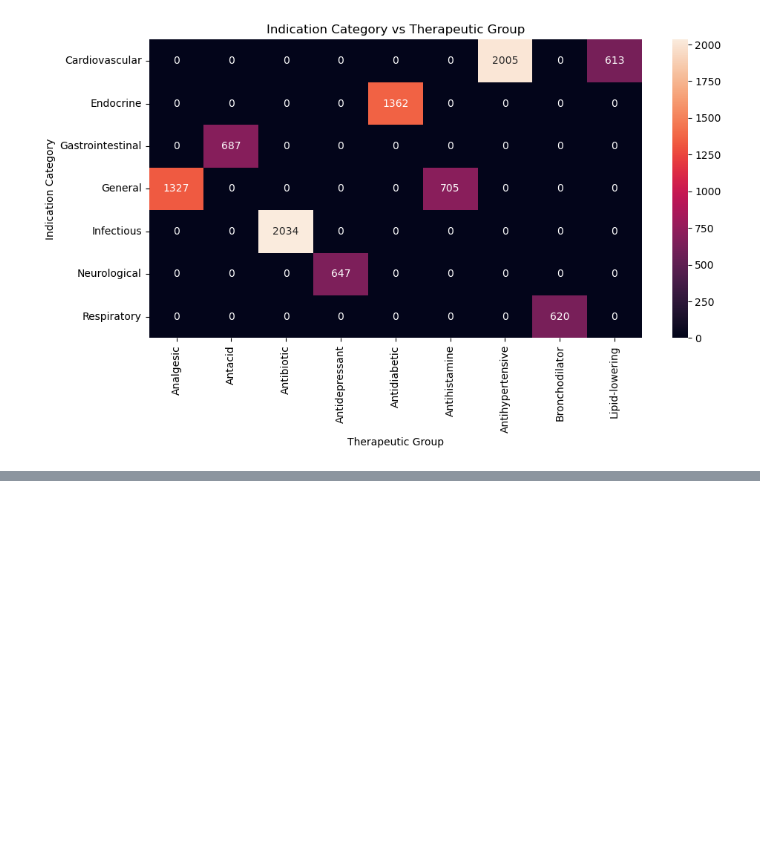
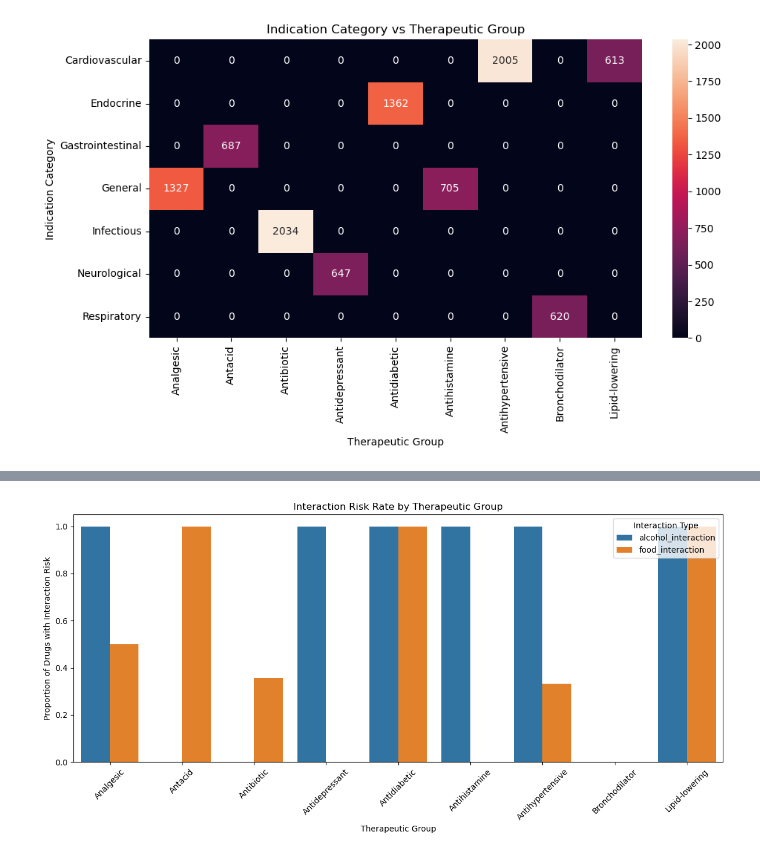
Before and after one commit to AlananaG/finalproject_itsc3156, a Jupyter notebook: pharma_analysis.ipynb, the cells around one changed output, grey strips where cells are left out. Cells and saved outputs as stored; diff of their text form; code cells hidden in the pictures; blank space fills up the shorter version.

```diff
--- a/pharma_analysis.ipynb
+++ b/pharma_analysis.ipynb
@@ -280,0 +324,29 @@ plt.show()
+# %%
+interaction_rate = df.groupby("therapeutic_group")[["alcohol_interaction", "food_interaction"]].mean().reset_index()
+
+interaction_melt = interaction_rate.melt(
+    id_vars="therapeutic_group",
+    var_name="interaction_type",
+    value_name="rate"
+)
+
+plt.figure(figsize=(12,6))
+
+sns.barplot(
+    data=interaction_melt,
+    x="therapeutic_group",
+    y="rate",
+    hue="interaction_type"
+)
+
+plt.title("Interaction Risk Rate by Therapeutic Group")
+plt.xlabel("Therapeutic Group")
+plt.ylabel("Proportion of Drugs with Interaction Risk")
+
+plt.xticks(rotation=45)
+plt.legend(title="Interaction Type")
+
+plt.tight_layout()
+plt.show()
+# %% [output]
+[figure, added]
```
Also changed, not shown: parts of 2 cells of this notebook.
